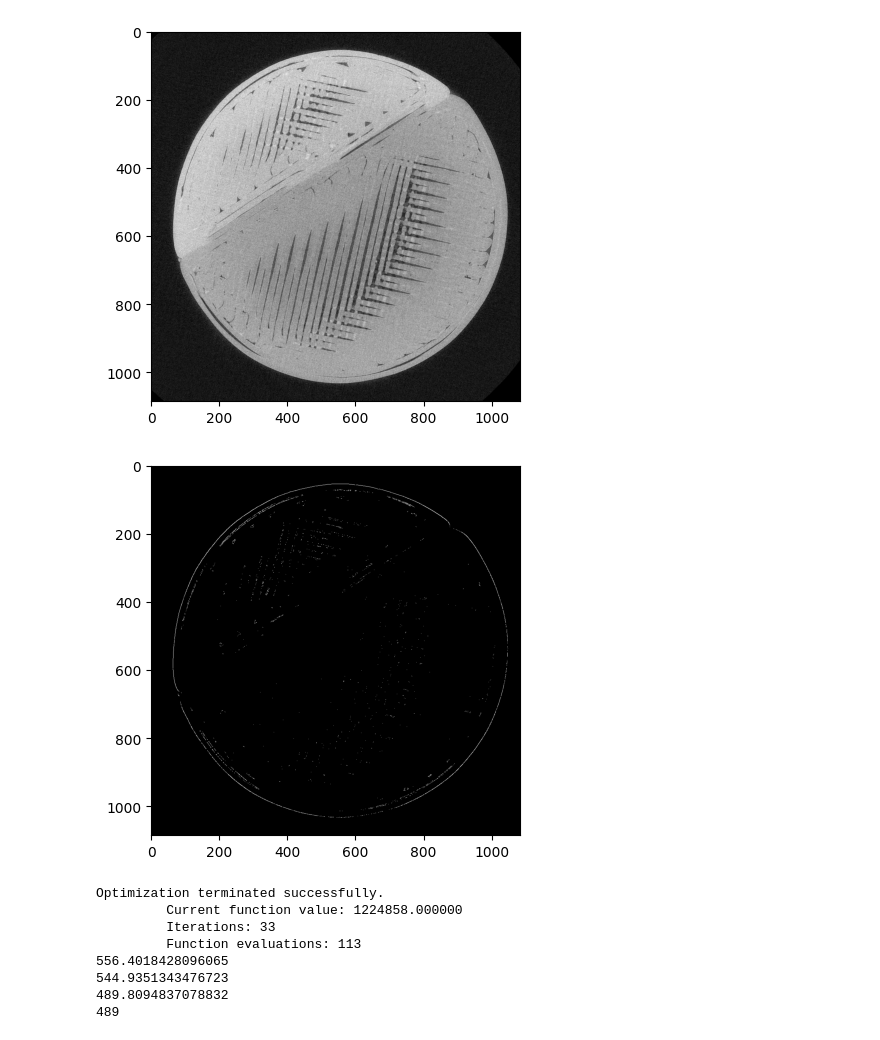
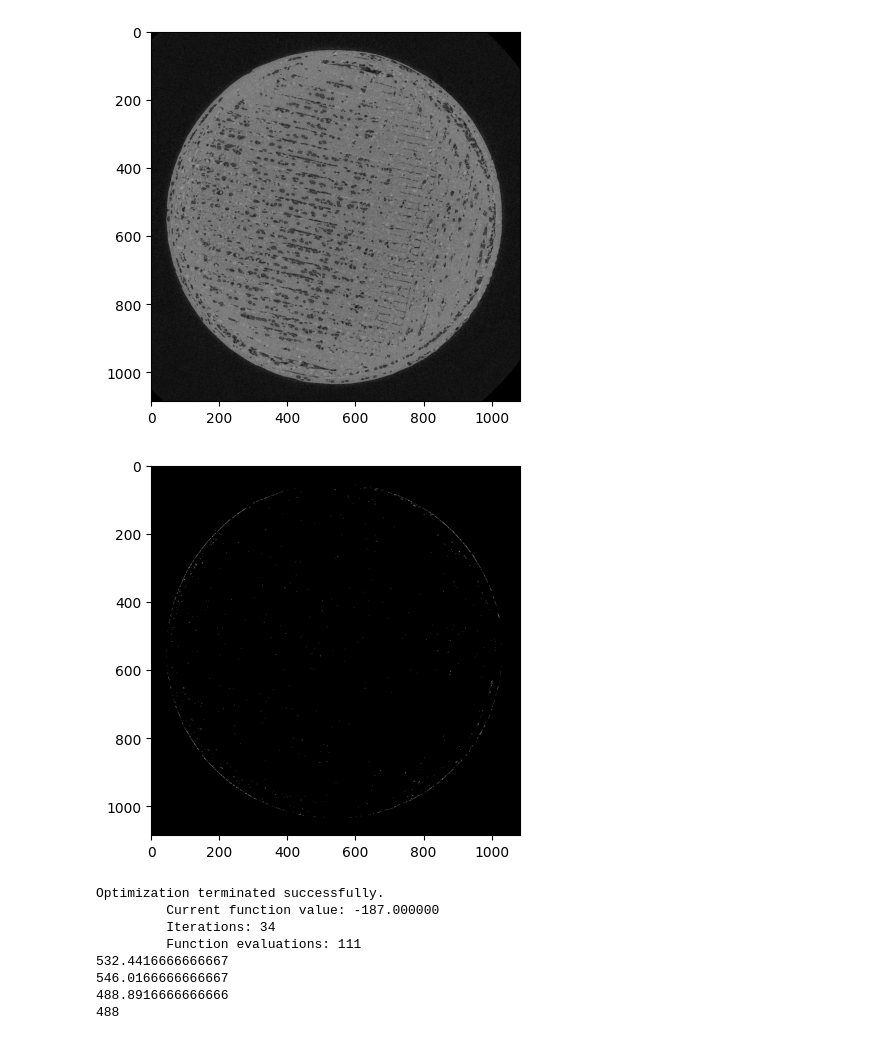
Before and after one commit to tpasfieldERAU/MA390-490_PNNL, a Jupyter notebook: diameter-analysis.ipynb, the cells around one changed output. Drawn from its saved outputs; the diff is of its cells as text; code cells hidden in the pictures.

```diff
--- a/diameter-analysis.ipynb
+++ b/diameter-analysis.ipynb
@@ -6,25 +6,28 @@ from scipy import optimize
 # %%
 img = np.load('./NORMALIZED-RP-STACK.npy')
 # %%
-testing = img[:,:,1200]
-# ret, mat = cv.threshold(testing, 4, 255, cv.THRESH_BINARY)
-mat = cv.Canny(testing, 45, 45)
-bitmat = np.packbits(mat)
+layer = 80
+mat = img[:,:,layer]
+#ret, mat = cv.threshold(testing, 2, 255, cv.THRESH_TOZERO)
+mat = cv.Canny(mat, 50, 50)
+bitmat = mat//255
 
-plt.imshow(img[:,:,1200], cmap='gray')
+plt.imshow(img[:,:,layer], cmap='gray')
 plt.show()
 
 plt.imshow(mat, cmap='gray')
 plt.show()
 # %% [output]
-[figure, old version]
+[figure, new version]
-[figure, old version]
+[figure, new version]
 # %%
 def cost(params):
     x,y,r = np.int64(params)
+    if r < 0:
+        return 1e14
     mask = np.zeros([1085, 1085], dtype=np.uint8)
     mask = cv.circle(mask, [x,y], r, [1,1,1])
-    return np.sum(mat+mask)
+    return -np.sum(np.logical_and(bitmat, mask))
 
 x0,y0,r0 = optimize.fmin(cost, (543, 543, 493))
 
@@ -35,13 +38,13 @@ print(r0)
 print(np.int32(r0))
 # %% [output]
 Optimization terminated successfully.
-         Current function value: 1224858.000000
-         Iterations: 33
-         Function evaluations: 113
-556.4018428096065
-544.9351343476723
-489.8094837078832
-489
+         Current function value: -187.000000
+         Iterations: 34
+         Function evaluations: 111
+532.4416666666667
+546.0166666666667
+488.8916666666666
+488
 # %%
 mask = np.zeros([1085,1085,3], dtype=np.uint8)
 mask = cv.circle(mask, [np.uint32(x0), np.uint32(y0)], np.uint32(r0), [1,0,0], 3)
```
Also changed, not shown: parts of 3 cells of this notebook.
